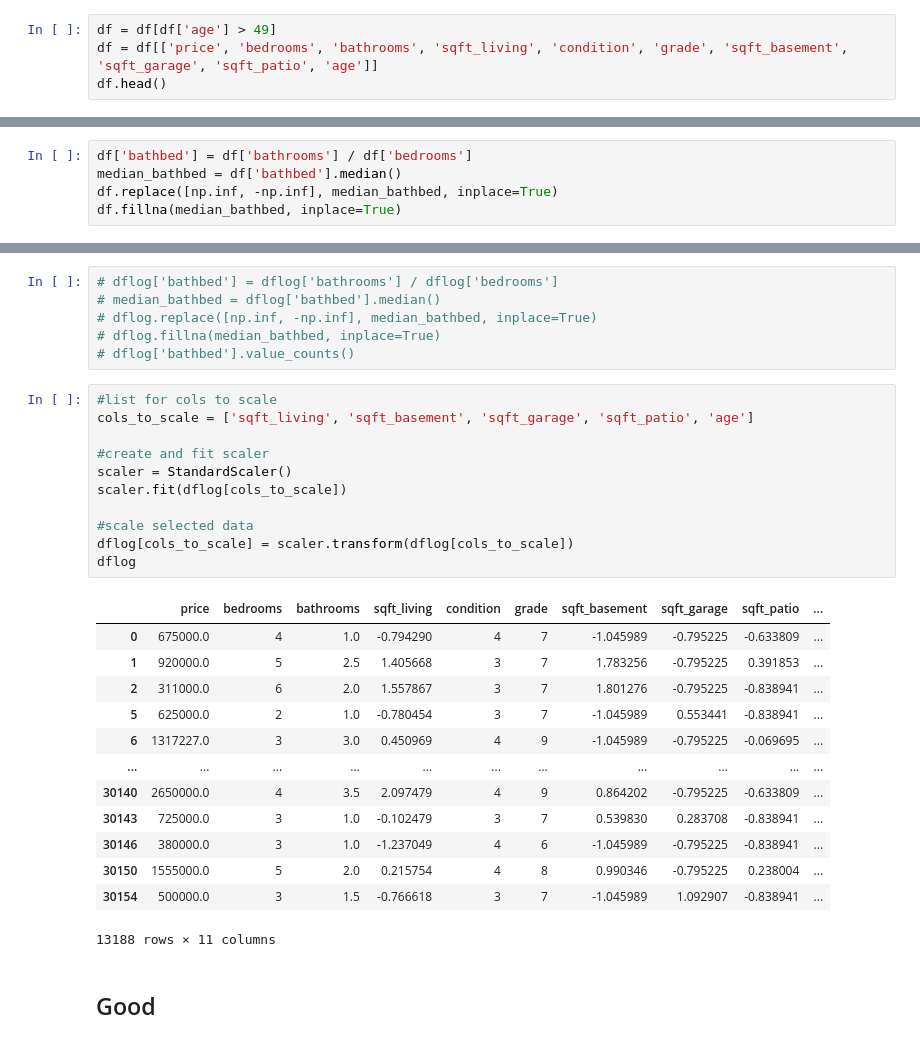
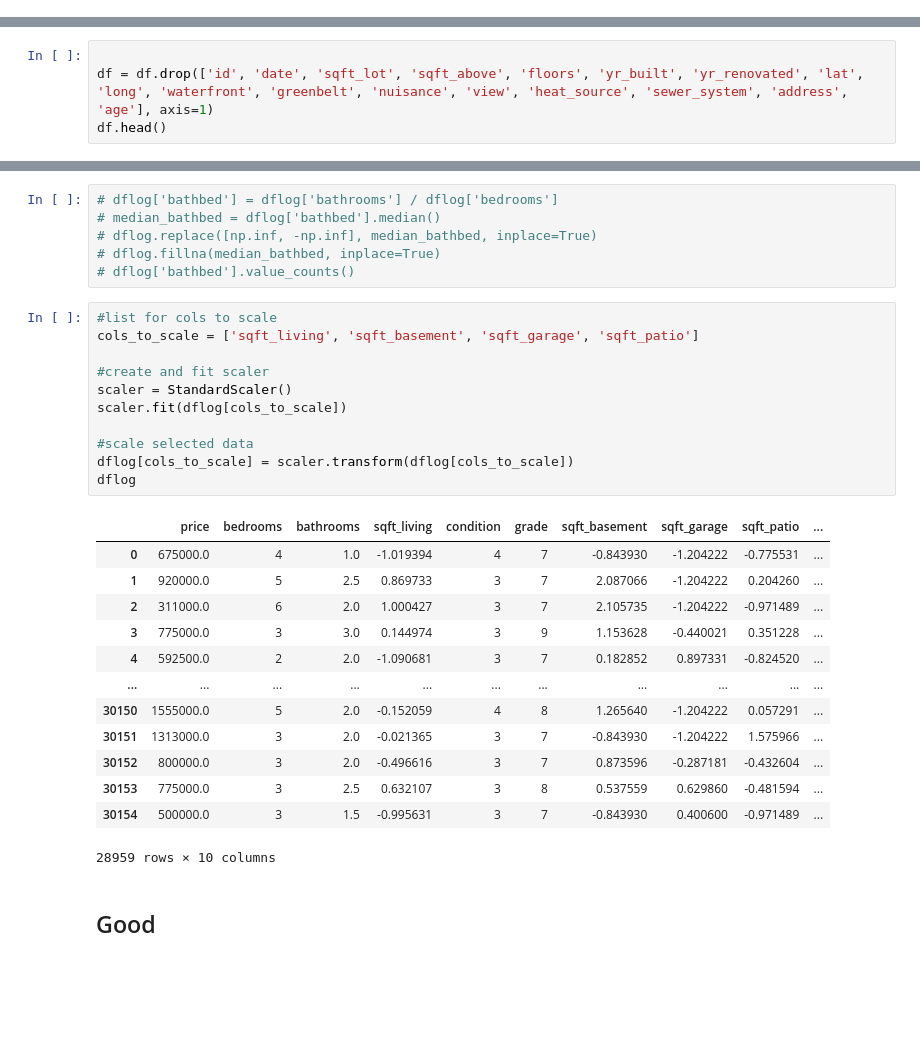
Before and after one commit to hall-nicholas/flatiron-ds-project-2, a Jupyter notebook: code/PatEDA.ipynb, the cells around one changed output, grey strips where cells are left out. Drawn from its saved outputs; the diff is of its cells as text; blank space fills up the shorter version.

```diff
--- a/code/PatEDA.ipynb
+++ b/code/PatEDA.ipynb
@@ -270,7 +272,3 @@ df['sqft_garage'].plot(kind = 'hist', bins = 50)
 [figure]
 # %% [markdown]
 ## Model Exploration
-# %%
-df = df[df['age'] > 49]
-df = df[['price', 'bedrooms', 'bathrooms', 'sqft_living', 'condition', 'grade', 'sqft_basement', 'sqft_garage', 'sqft_patio', 'age']]
-df.head()
@@ -284,5 +274,0 @@ df.head()
-# %%
-df['bathbed'] = df['bathrooms'] / df['bedrooms']
-median_bathbed = df['bathbed'].median()
-df.replace([np.inf, -np.inf], median_bathbed, inplace=True)
-df.fillna(median_bathbed, inplace=True)
@@ -303,0 +275,4 @@ df.corr()
+# %%
+
+df = df.drop(['id', 'date', 'sqft_lot', 'sqft_above', 'floors', 'yr_built', 'yr_renovated', 'lat', 'long', 'waterfront', 'greenbelt', 'nuisance', 'view', 'heat_source', 'sewer_system', 'address', 'age'], axis=1)
+df.head()
@@ -408,29 +371,29 @@ dflog = df.copy()
 # dflog['bathbed'].value_counts()
 # %%
 #list for cols to scale
-cols_to_scale = ['sqft_living', 'sqft_basement', 'sqft_garage', 'sqft_patio', 'age']
+cols_to_scale = ['sqft_living', 'sqft_basement', 'sqft_garage', 'sqft_patio']
 
 #create and fit scaler
 scaler = StandardScaler()
 scaler.fit(dflog[cols_to_scale])
 
 #scale selected data
 dflog[cols_to_scale] = scaler.transform(dflog[cols_to_scale])
 dflog
 # %% [output]
 |  | price | bedrooms | bathrooms | sqft_living | condition | grade | sqft_basement | sqft_garage | sqft_patio | ... |
-| 0 | 675000.0 | 4 | 1.0 | -0.794290 | 4 | 7 | -1.045989 | -0.795225 | -0.633809 | ... |
-| 1 | 920000.0 | 5 | 2.5 | 1.405668 | 3 | 7 | 1.783256 | -0.795225 | 0.391853 | ... |
-| 2 | 311000.0 | 6 | 2.0 | 1.557867 | 3 | 7 | 1.801276 | -0.795225 | -0.838941 | ... |
-| 5 | 625000.0 | 2 | 1.0 | -0.780454 | 3 | 7 | -1.045989 | 0.553441 | -0.838941 | ... |
-| 6 | 1317227.0 | 3 | 3.0 | 0.450969 | 4 | 9 | -1.045989 | -0.795225 | -0.069695 | ... |
+| 0 | 675000.0 | 4 | 1.0 | -1.019394 | 4 | 7 | -0.843930 | -1.204222 | -0.775531 | ... |
+| 1 | 920000.0 | 5 | 2.5 | 0.869733 | 3 | 7 | 2.087066 | -1.204222 | 0.204260 | ... |
+| 2 | 311000.0 | 6 | 2.0 | 1.000427 | 3 | 7 | 2.105735 | -1.204222 | -0.971489 | ... |
+| 3 | 775000.0 | 3 | 3.0 | 0.144974 | 3 | 9 | 1.153628 | -0.440021 | 0.351228 | ... |
+| 4 | 592500.0 | 2 | 2.0 | -1.090681 | 3 | 7 | 0.182852 | 0.897331 | -0.824520 | ... |
 | ... | ... | ... | ... | ... | ... | ... | ... | ... | ... | ... |
-| 30140 | 2650000.0 | 4 | 3.5 | 2.097479 | 4 | 9 | 0.864202 | -0.795225 | -0.633809 | ... |
-| 30143 | 725000.0 | 3 | 1.0 | -0.102479 | 3 | 7 | 0.539830 | 0.283708 | -0.838941 | ... |
-| 30146 | 380000.0 | 3 | 1.0 | -1.237049 | 4 | 6 | -1.045989 | -0.795225 | -0.838941 | ... |
-| 30150 | 1555000.0 | 5 | 2.0 | 0.215754 | 4 | 8 | 0.990346 | -0.795225 | 0.238004 | ... |
-| 30154 | 500000.0 | 3 | 1.5 | -0.766618 | 3 | 7 | -1.045989 | 1.092907 | -0.838941 | ... |
+| 30150 | 1555000.0 | 5 | 2.0 | -0.152059 | 4 | 8 | 1.265640 | -1.204222 | 0.057291 | ... |
+| 30151 | 1313000.0 | 3 | 2.0 | -0.021365 | 3 | 7 | -0.843930 | -1.204222 | 1.575966 | ... |
+| 30152 | 800000.0 | 3 | 2.0 | -0.496616 | 3 | 7 | 0.873596 | -0.287181 | -0.432604 | ... |
+| 30153 | 775000.0 | 3 | 2.5 | 0.632107 | 3 | 8 | 0.537559 | 0.629860 | -0.481594 | ... |
+| 30154 | 500000.0 | 3 | 1.5 | -0.995631 | 3 | 7 | -0.843930 | 0.400600 | -0.971489 | ... |
-13188 rows × 11 columns
+28959 rows × 10 columns
 # %% [markdown]
 ## Good
 # %%
```
Also changed, not shown: parts of 24 cells of this notebook.
